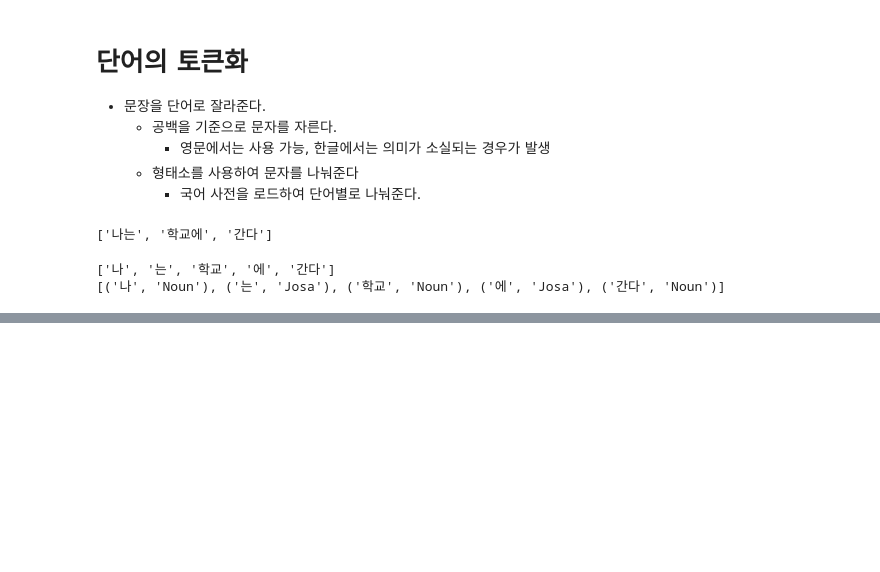
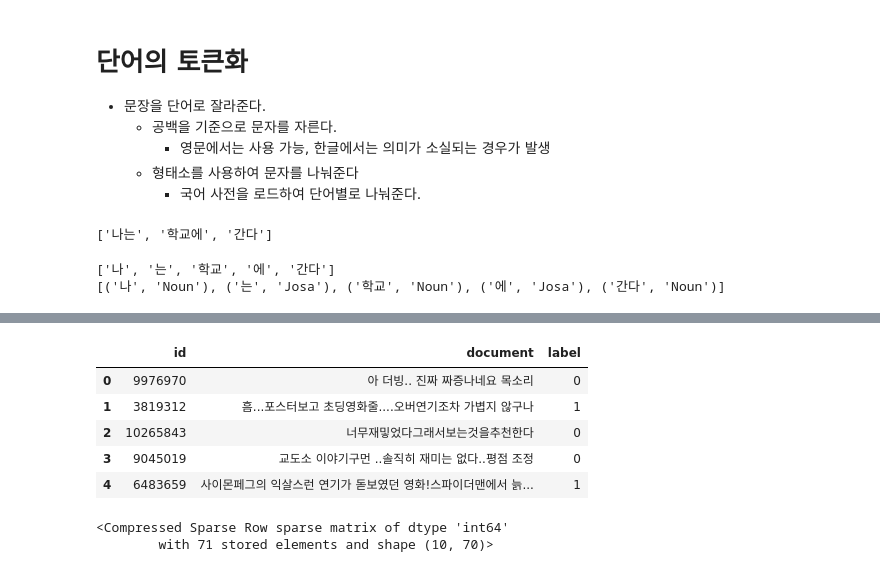
Before and after one commit to Vegetuna/Github_Team_SH, a Jupyter notebook: 251020/01_NLP.ipynb, the cells around one changed output, grey strips where cells are left out. Saved outputs shown, nothing was run; the diff lists cells and outputs as text; code cells hidden in the pictures; blank space fills up the shorter version.

```diff
--- a/251020/01_NLP.ipynb
+++ b/251020/01_NLP.ipynb
@@ -262,0 +413,11 @@ print(okt.pos(test))
+# %%
+# one-hot encoding -> 하나의 리뷰에서 특정 단어가 포함되어 있는가?
+df = pd.read_csv("../data/ratings_train.txt", sep='\t').dropna()
+df.head()
+# %% [output]
+|  | id | document | label |
+| 0 | 9976970 | 아 더빙.. 진짜 짜증나네요 목소리 | 0 |
+| 1 | 3819312 | 흠...포스터보고 초딩영화줄....오버연기조차 가볍지 않구나 | 1 |
+| 2 | 10265843 | 너무재밓었다그래서보는것을추천한다 | 0 |
+| 3 | 9045019 | 교도소 이야기구먼 ..솔직히 재미는 없다..평점 조정 | 0 |
+| 4 | 6483659 | 사이몬페그의 익살스런 연기가 돋보였던 영화!스파이더맨에서 늙... | 1 |
@@ -262,0 +429,11 @@ print(okt.pos(test))
+# %%
+# 객체 생성
+# 존재 여부만 파악 객체 생성
+vectorizer = CountVectorizer(binary=True)
+
+# 모델 학습 변환(data 대입) -> 데이터는 document에서 10개의 데이터
+X = vectorizer.fit_transform(df['document'].head(10))
+X
+# %% [output]
+<Compressed Sparse Row sparse matrix of dtype 'int64'
+        with 71 stored elements and shape (10, 70)>
```
Also changed, not shown: parts of 26 cells of this notebook, 3 other files.
